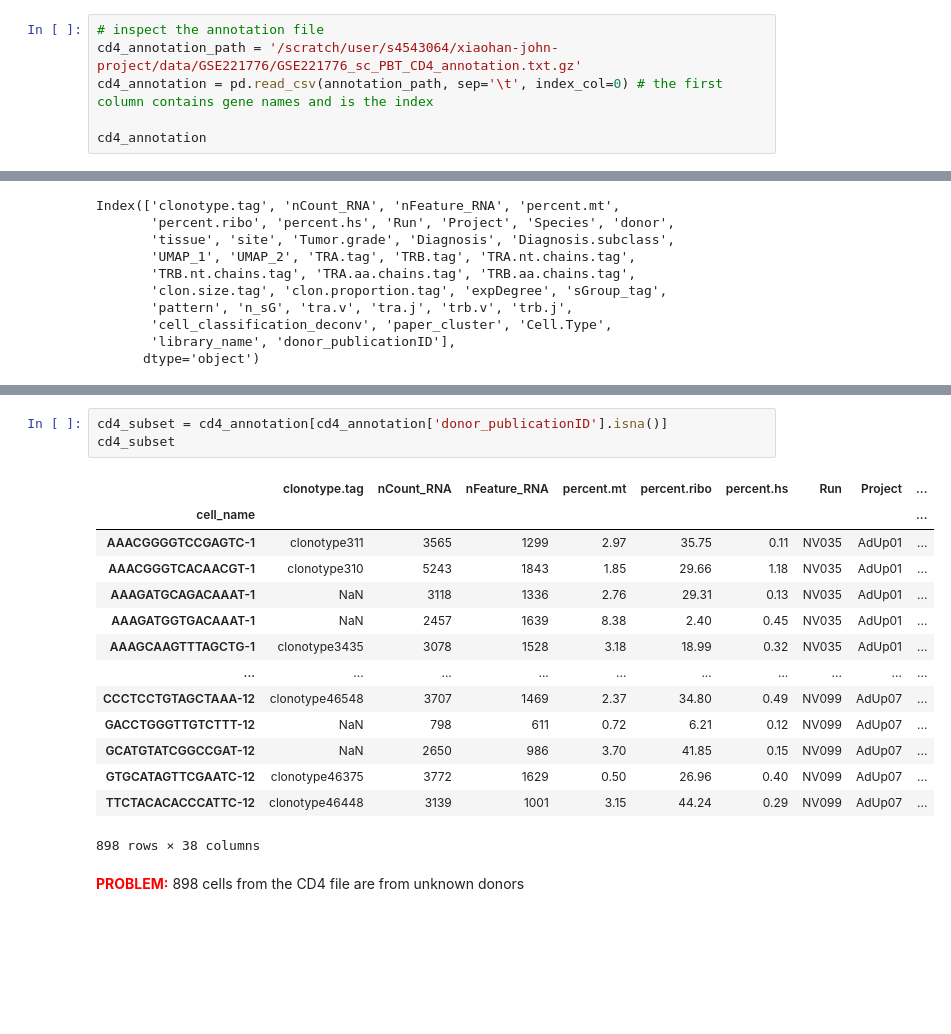
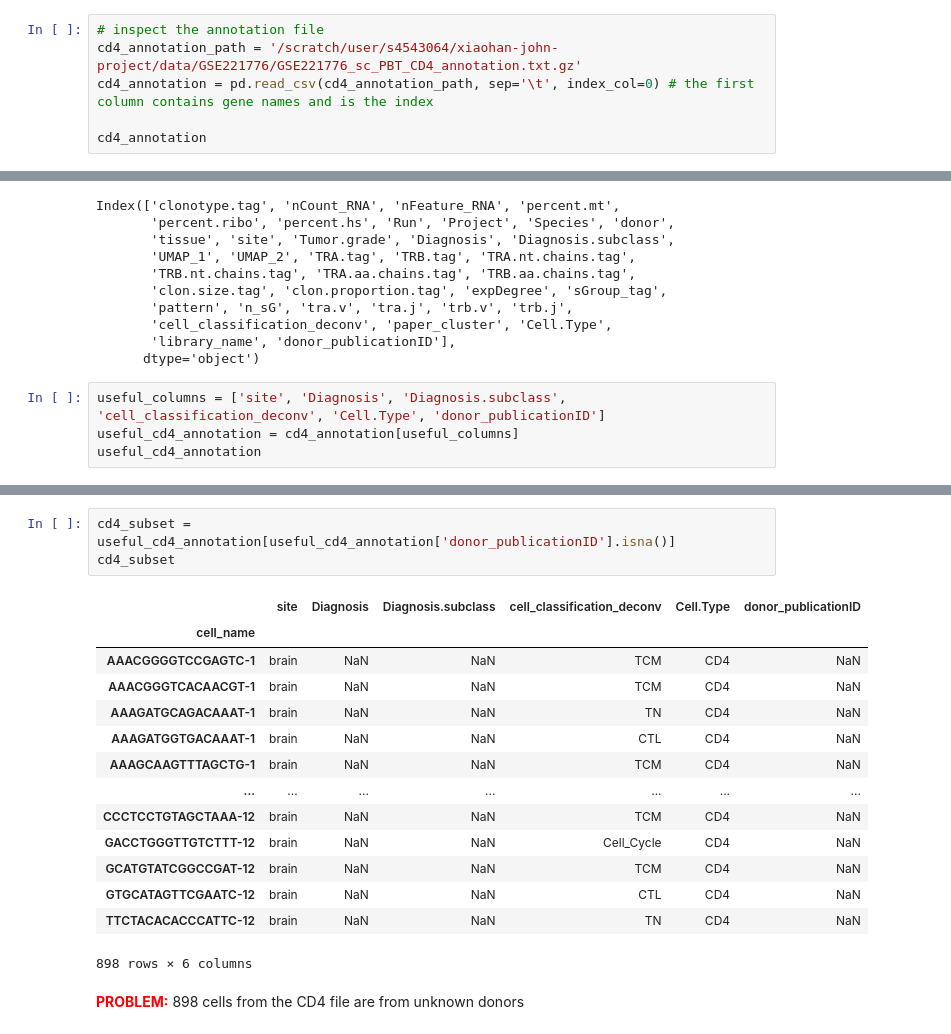
Before and after one commit to tuonglab/pan-paedcancer-scrnaseq, a Jupyter notebook: notebooks/GSE221776.ipynb, the cells around one changed output, grey strips where cells are left out. Saved outputs shown, nothing was run; the diff lists cells and outputs as text; blank space fills up the shorter version.

```diff
--- a/notebooks/GSE221776.ipynb
+++ b/notebooks/GSE221776.ipynb
@@ -39,7 +39,7 @@ print(cd4_input.shape) # (15095 rows, 15893 columns)
 # %%
 # inspect the annotation file
 cd4_annotation_path = '/scratch/user/s4543064/xiaohan-john-project/data/GSE221776/GSE221776_sc_PBT_CD4_annotation.txt.gz'
-cd4_annotation = pd.read_csv(annotation_path, sep='\t', index_col=0) # the first column contains gene names and is the index
+cd4_annotation = pd.read_csv(cd4_annotation_path, sep='\t', index_col=0) # the first column contains gene names and is the index
 
 cd4_annotation
 # %% [output]
@@ -70,3 +70,7 @@ Index(['clonotype.tag', 'nCount_RNA', 'nFeature_RNA', 'percent.mt',
        'cell_classification_deconv', 'paper_cluster', 'Cell.Type',
        'library_name', 'donor_publicationID'],
       dtype='object')
+# %%
+useful_columns = ['site', 'Diagnosis', 'Diagnosis.subclass', 'cell_classification_deconv', 'Cell.Type', 'donor_publicationID']
+useful_cd4_annotation = cd4_annotation[useful_columns]
+useful_cd4_annotation
@@ -81,23 +100,23 @@ array(['PBT_12', 'PBT_01', 'PBT_02', 'PBT_10', nan, 'PBT_05', 'PBT_11',
        'PBT_08', 'PBT_38', 'PBT_34', 'PBT_06', 'PBT_36', 'PBT_15'],
       dtype=object)
 # %%
-cd4_subset = cd4_annotation[cd4_annotation['donor_publicationID'].isna()]
+cd4_subset = useful_cd4_annotation[useful_cd4_annotation['donor_publicationID'].isna()]
 cd4_subset
 # %% [output]
-|  | clonotype.tag | nCount_RNA | nFeature_RNA | percent.mt | percent.ribo | percent.hs | Run | Project | ... |
-| cell_name |  |  |  |  |  |  |  |  | ... |
-| AAACGGGGTCCGAGTC-1 | clonotype311 | 3565 | 1299 | 2.97 | 35.75 | 0.11 | NV035 | AdUp01 | ... |
-| AAACGGGTCACAACGT-1 | clonotype310 | 5243 | 1843 | 1.85 | 29.66 | 1.18 | NV035 | AdUp01 | ... |
-| AAAGATGCAGACAAAT-1 | NaN | 3118 | 1336 | 2.76 | 29.31 | 0.13 | NV035 | AdUp01 | ... |
-| AAAGATGGTGACAAAT-1 | NaN | 2457 | 1639 | 8.38 | 2.40 | 0.45 | NV035 | AdUp01 | ... |
-| AAAGCAAGTTTAGCTG-1 | clonotype3435 | 3078 | 1528 | 3.18 | 18.99 | 0.32 | NV035 | AdUp01 | ... |
-| ... | ... | ... | ... | ... | ... | ... | ... | ... | ... |
-| CCCTCCTGTAGCTAAA-12 | clonotype46548 | 3707 | 1469 | 2.37 | 34.80 | 0.49 | NV099 | AdUp07 | ... |
-| GACCTGGGTTGTCTTT-12 | NaN | 798 | 611 | 0.72 | 6.21 | 0.12 | NV099 | AdUp07 | ... |
-| GCATGTATCGGCCGAT-12 | NaN | 2650 | 986 | 3.70 | 41.85 | 0.15 | NV099 | AdUp07 | ... |
-| GTGCATAGTTCGAATC-12 | clonotype46375 | 3772 | 1629 | 0.50 | 26.96 | 0.40 | NV099 | AdUp07 | ... |
-| TTCTACACACCCATTC-12 | clonotype46448 | 3139 | 1001 | 3.15 | 44.24 | 0.29 | NV099 | AdUp07 | ... |
+|  | site | Diagnosis | Diagnosis.subclass | cell_classification_deconv | Cell.Type | donor_publicationID |
+| cell_name |  |  |  |  |  |  |
+| AAACGGGGTCCGAGTC-1 | brain | NaN | NaN | TCM | CD4 | NaN |
+| AAACGGGTCACAACGT-1 | brain | NaN | NaN | TCM | CD4 | NaN |
+| AAAGATGCAGACAAAT-1 | brain | NaN | NaN | TN | CD4 | NaN |
+| AAAGATGGTGACAAAT-1 | brain | NaN | NaN | CTL | CD4 | NaN |
+| AAAGCAAGTTTAGCTG-1 | brain | NaN | NaN | TCM | CD4 | NaN |
+| ... | ... | ... | ... | ... | ... | ... |
+| CCCTCCTGTAGCTAAA-12 | brain | NaN | NaN | TCM | CD4 | NaN |
+| GACCTGGGTTGTCTTT-12 | brain | NaN | NaN | Cell_Cycle | CD4 | NaN |
+| GCATGTATCGGCCGAT-12 | brain | NaN | NaN | TCM | CD4 | NaN |
+| GTGCATAGTTCGAATC-12 | brain | NaN | NaN | CTL | CD4 | NaN |
+| TTCTACACACCCATTC-12 | brain | NaN | NaN | TN | CD4 | NaN |
-898 rows × 38 columns
+898 rows × 6 columns
 # %% [markdown]
 <span style="color:red">**PROBLEM:**</span> 898 cells from the CD4 file are from unknown donors
 # %%
```
Also changed, not shown: parts of 11 cells of this notebook.
